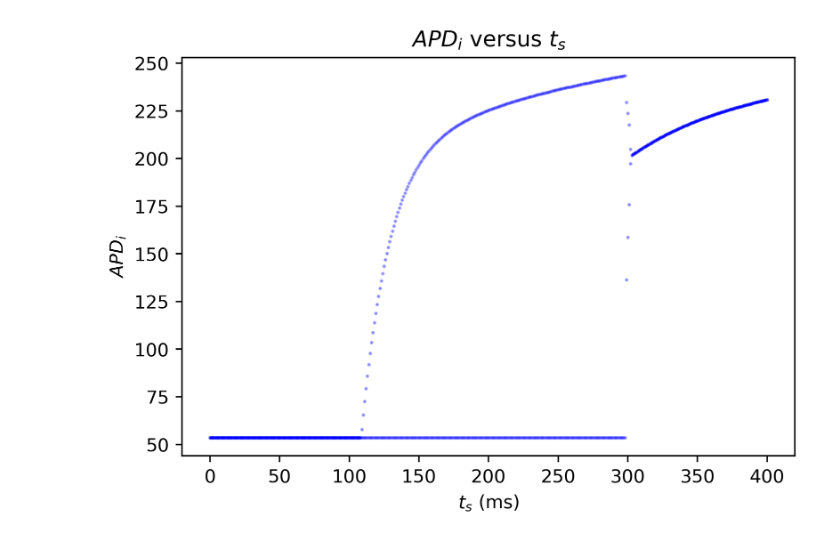
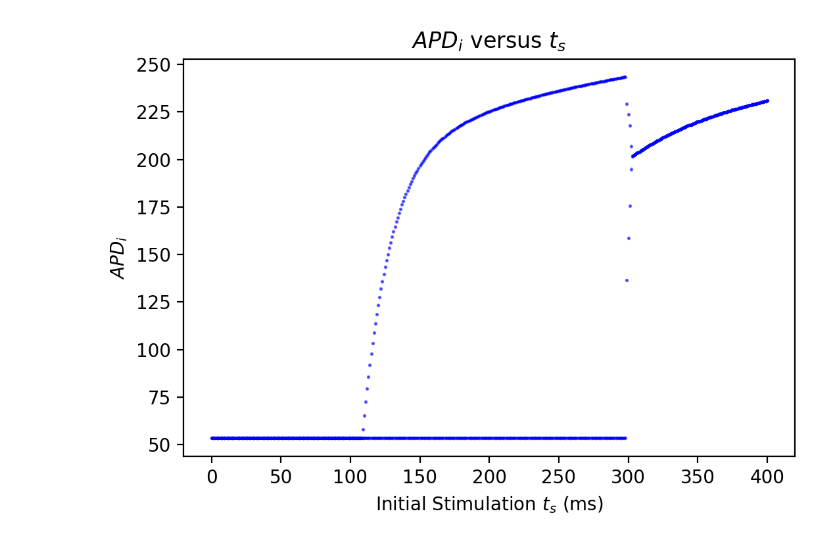
Before and after one commit to aszatrowski/BIOS26210_FinalProject, a Jupyter notebook: APD MODELS (2).ipynb, the cells around one changed output. Drawn from its saved outputs; the diff is of its cells as text; code cells hidden in the pictures.

```diff
--- a/APD MODELS (2).ipynb
+++ b/APD MODELS (2).ipynb
@@ -6,7 +7,7 @@ import matplotlib.pyplot as plt
 dt = 1 # set the ts step
 Tmax = 400 # set the maximum ts
 ts_seq = np.arange(0, Tmax+dt, dt) # sequence of ts values
-depth = 20000 # n iterations of APD per ts value
+depth = 10000 # n iterations of APD per ts value
 
 # Experimental constants
 A = 270
@@ -18,8 +19,10 @@ T2 = 200.5
 DImin = 53.5
 n = 1
 
-x = np.zeros((depth+1, len(ts_seq)), dtype=np.float64) #preallocate the solution array. first row is the ts values, and the columns below it are all the solutions for that ts.
-x[0,:] = ts_seq # first row of values is ts
+lastn = 100
+
+x = np.zeros((len(ts_seq), depth+1), dtype=np.float64) #preallocate the solution array. first row is the ts values, and the columns below it are all the solutions for that ts.
+x[:,0] = ts_seq # first row of values is ts
 
 
 def eqn1(x_i, ts, A, B1, B2, T1, T2):
@@ -28,19 +31,19 @@ def eqn1(x_i, ts, A, B1, B2, T1, T2):
         result = DImin
     return(result)
 
-for ts in np.arange(len(x[0,:])):
-    for i in np.arange(0, len(x[:,ts])-1):
-        x[i+1,ts] = eqn1(x[i,ts], ts, A, B1, B2, T1, T2)
+for ts in np.arange(len(x[:,0])):
+    for i in np.arange(0, len(x[ts,:])-1):
+        x[ts,i+1] = eqn1(x[ts,i], ts, A, B1, B2, T1, T2)
+
+solution_df = pd.DataFrame(data = x)
+solution_df.rename(columns = {0:'ts'}, inplace = True)
 # %%
-plt.figure(dpi=400)
-lastn = 50 #include only last n from each run to filter out initial condition-dependent behavior
-
-for row in np.arange(x.shape[0]-lastn, x.shape[0]):
-    plt.scatter(x[0,:], x[row,:], c = 'b', alpha = 0.01, s=1)
-    #plt.scatter(x[0,:], x[row,:], s=1)
+plt.figure(dpi=200)
+for col in np.arange(solution_df.shape[0]-lastn, solution_df.shape[0]):
+    plt.scatter(solution_df["ts"], solution_df[col], c = 'b', alpha = 0.01, s=1)
 plt.title("$APD_i$ versus $t_s$")
-plt.xlabel("$t_s$ (ms)")
+plt.xlabel("Initial Stimulation $t_s$ (ms)")
 plt.ylabel("$APD_i$")
 plt.show()
 # %% [output]
-[figure, old version]
+[figure, new version]
```
Also changed, not shown: parts of 1 cell of this notebook, 1 other file.
